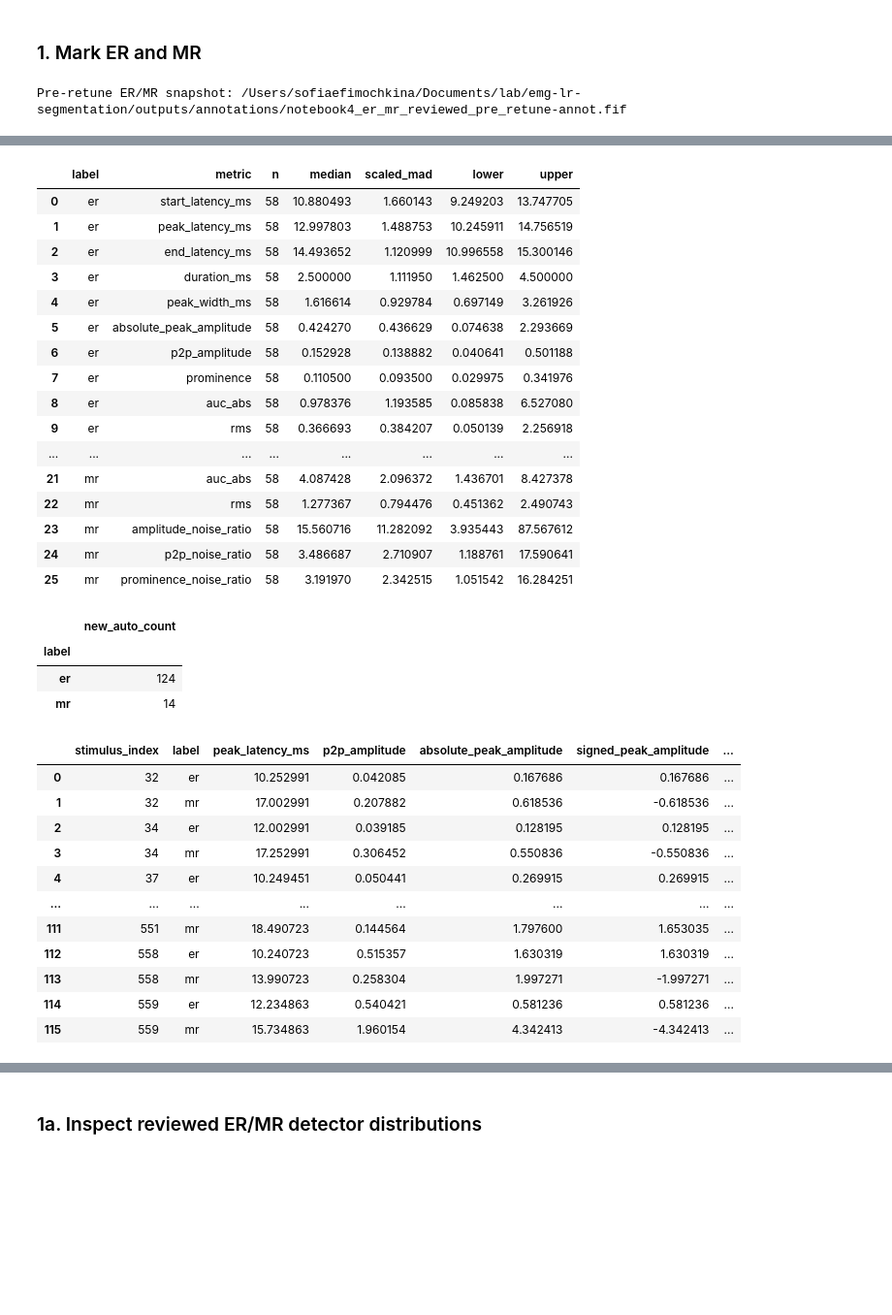
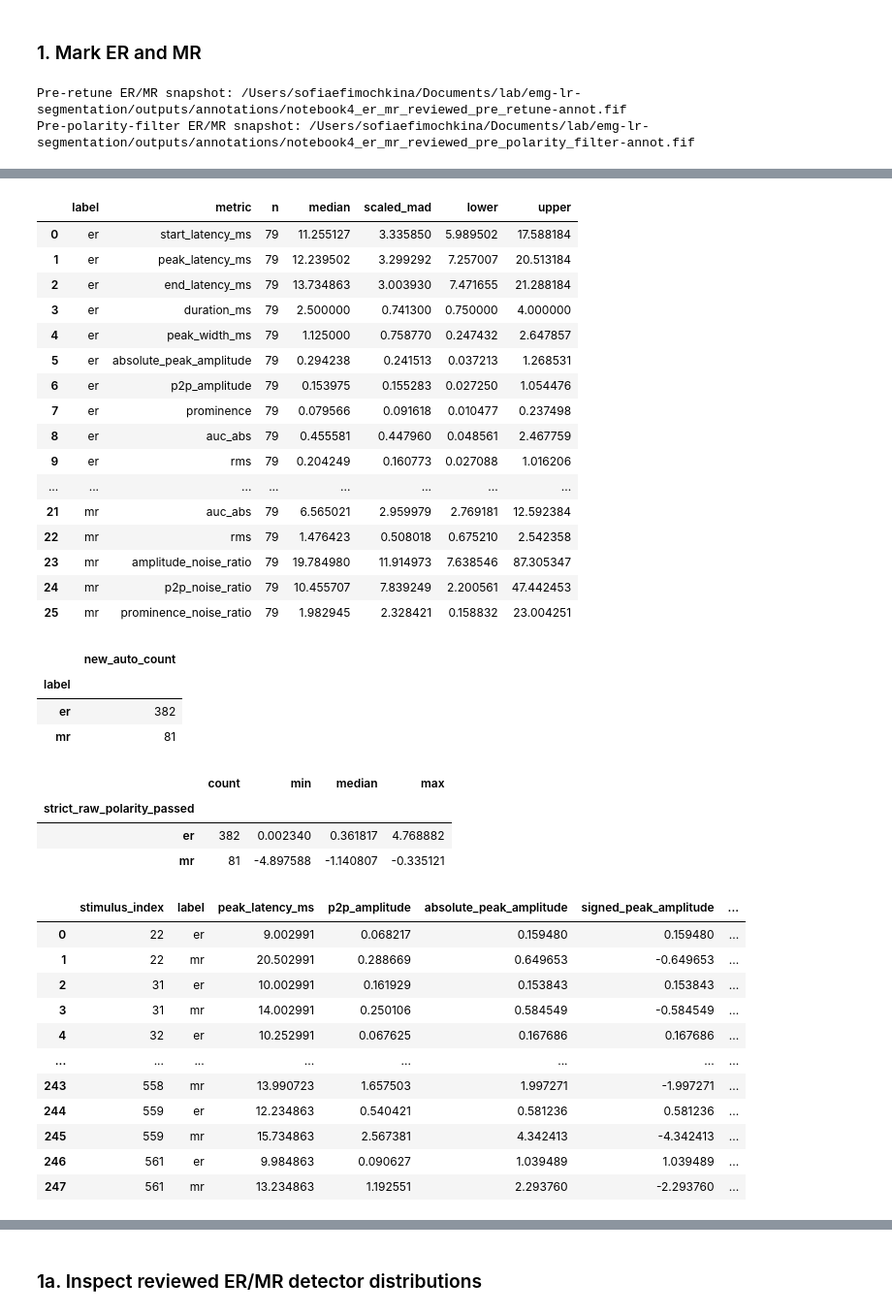
Before and after one commit to violaxanthin/emg-lr-segmentation, a Jupyter notebook: notebooks/movement_phase_analysis_4.ipynb, the cells around one changed output, grey strips where cells are left out. Shown at 97% size. Saved outputs shown, nothing was run; the diff lists cells and outputs as text; code cells hidden in the pictures; blank space fills up the shorter version.

Commit message:
added filters for ER/MR auto-detection

```diff
--- a/notebooks/movement_phase_analysis_4.ipynb
+++ b/notebooks/movement_phase_analysis_4.ipynb
@@ -488,6 +488,18 @@ for source_path, snapshot_path in snapshot_paths.items():
     if not snapshot_path.exists():
         shutil.copy2(source_path, snapshot_path)
 print("Pre-retune ER/MR snapshot:", snapshot_paths[er_mr_reviewed_path])
+
+polarity_snapshot_paths = {
+    er_mr_reviewed_path: project_root / "outputs/annotations/notebook4_er_mr_reviewed_pre_polarity_filter-annot.fif",
+    er_mr_complete_path: project_root / "outputs/annotations/notebook4_er_mr_complete_pre_polarity_filter-annot.fif",
+    er_mr_metrics_path: project_root / "outputs/metrics/notebook4_er_mr_reviewed_pre_polarity_filter.csv",
+}
+for source_path, snapshot_path in polarity_snapshot_paths.items():
+    if not source_path.exists():
+        raise FileNotFoundError(source_path)
+    if not snapshot_path.exists():
+        shutil.copy2(source_path, snapshot_path)
+print("Pre-polarity-filter ER/MR snapshot:", polarity_snapshot_paths[er_mr_reviewed_path])
 
 er_mr_reviewed_annotations = mne.read_annotations(er_mr_reviewed_path)
 er_mr_complete_annotations, er_mr_epoch_status = er_mr_review_helpers.keep_complete_er_mr_epochs(er_mr_reviewed_annotations)
@@ -528,8 +540,14 @@ response_characteristics = er_mr_current_metrics[[
 display(er_mr_current_metrics.groupby("label").size().rename("count").to_frame())
 display(fixed_er_mr_summary)
 display(er_mr_candidates.groupby("label").size().rename("new_auto_count").to_frame())
+display(
+    er_mr_candidates.groupby("label")["raw_peak_amplitude"]
+    .agg(["count", "min", "median", "max"])
+    .rename_axis("strict_raw_polarity_passed")
+)
 display(response_characteristics)
 # %% [output]
 Pre-retune ER/MR snapshot: /Users/sofiaefimochkina/Documents/lab/emg-lr-segmentation/outputs/annotations/notebook4_er_mr_reviewed_pre_retune-annot.fif
+Pre-polarity-filter ER/MR snapshot: /Users/sofiaefimochkina/Documents/lab/emg-lr-segmentation/outputs/annotations/notebook4_er_mr_reviewed_pre_polarity_filter-annot.fif
 |  | count |
 | label |  |
@@ -538,33 +556,37 @@ Pre-retune ER/MR snapshot: /Users/sofiaefimochkina/Documents/lab/emg-lr-segmenta
 |  | label | metric | n | median | scaled_mad | lower | upper |
-| 0 | er | start_latency_ms | 58 | 10.880493 | 1.660143 | 9.249203 | 13.747705 |
-| 1 | er | peak_latency_ms | 58 | 12.997803 | 1.488753 | 10.245911 | 14.756519 |
-| 2 | er | end_latency_ms | 58 | 14.493652 | 1.120999 | 10.996558 | 15.300146 |
-| 3 | er | duration_ms | 58 | 2.500000 | 1.111950 | 1.462500 | 4.500000 |
-| 4 | er | peak_width_ms | 58 | 1.616614 | 0.929784 | 0.697149 | 3.261926 |
-| 5 | er | absolute_peak_amplitude | 58 | 0.424270 | 0.436629 | 0.074638 | 2.293669 |
-| 6 | er | p2p_amplitude | 58 | 0.152928 | 0.138882 | 0.040641 | 0.501188 |
-| 7 | er | prominence | 58 | 0.110500 | 0.093500 | 0.029975 | 0.341976 |
-| 8 | er | auc_abs | 58 | 0.978376 | 1.193585 | 0.085838 | 6.527080 |
-| 9 | er | rms | 58 | 0.366693 | 0.384207 | 0.050139 | 2.256918 |
+| 0 | er | start_latency_ms | 79 | 11.255127 | 3.335850 | 5.989502 | 17.588184 |
+| 1 | er | peak_latency_ms | 79 | 12.239502 | 3.299292 | 7.257007 | 20.513184 |
+| 2 | er | end_latency_ms | 79 | 13.734863 | 3.003930 | 7.471655 | 21.288184 |
+| 3 | er | duration_ms | 79 | 2.500000 | 0.741300 | 0.750000 | 4.000000 |
+| 4 | er | peak_width_ms | 79 | 1.125000 | 0.758770 | 0.247432 | 2.647857 |
+| 5 | er | absolute_peak_amplitude | 79 | 0.294238 | 0.241513 | 0.037213 | 1.268531 |
+| 6 | er | p2p_amplitude | 79 | 0.153975 | 0.155283 | 0.027250 | 1.054476 |
+| 7 | er | prominence | 79 | 0.079566 | 0.091618 | 0.010477 | 0.237498 |
+| 8 | er | auc_abs | 79 | 0.455581 | 0.447960 | 0.048561 | 2.467759 |
+| 9 | er | rms | 79 | 0.204249 | 0.160773 | 0.027088 | 1.016206 |
 | ... | ... | ... | ... | ... | ... | ... | ... |
-| 21 | mr | auc_abs | 58 | 4.087428 | 2.096372 | 1.436701 | 8.427378 |
-| 22 | mr | rms | 58 | 1.277367 | 0.794476 | 0.451362 | 2.490743 |
-| 23 | mr | amplitude_noise_ratio | 58 | 15.560716 | 11.282092 | 3.935443 | 87.567612 |
-| 24 | mr | p2p_noise_ratio | 58 | 3.486687 | 2.710907 | 1.188761 | 17.590641 |
-| 25 | mr | prominence_noise_ratio | 58 | 3.191970 | 2.342515 | 1.051542 | 16.284251 |
+| 21 | mr | auc_abs | 79 | 6.565021 | 2.959979 | 2.769181 | 12.592384 |
+| 22 | mr | rms | 79 | 1.476423 | 0.508018 | 0.675210 | 2.542358 |
+| 23 | mr | amplitude_noise_ratio | 79 | 19.784980 | 11.914973 | 7.638546 | 87.305347 |
+| 24 | mr | p2p_noise_ratio | 79 | 10.455707 | 7.839249 | 2.200561 | 47.442453 |
+| 25 | mr | prominence_noise_ratio | 79 | 1.982945 | 2.328421 | 0.158832 | 23.004251 |
 |  | new_auto_count |
 | label |  |
-| er | 124 |
-| mr | 14 |
+| er | 382 |
+| mr | 81 |
-|  | stimulus_index | label | peak_latency_ms | p2p_amplitude | absolute_peak_amplitude | signed_peak_amplitude | ... |
-| 0 | 32 | er | 10.252991 | 0.042085 | 0.167686 | 0.167686 | ... |
-| 1 | 32 | mr | 17.002991 | 0.207882 | 0.618536 | -0.618536 | ... |
-| 2 | 34 | er | 12.002991 | 0.039185 | 0.128195 | 0.128195 | ... |
-| 3 | 34 | mr | 17.252991 | 0.306452 | 0.550836 | -0.550836 | ... |
-| 4 | 37 | er | 10.249451 | 0.050441 | 0.269915 | 0.269915 | ... |
-| ... | ... | ... | ... | ... | ... | ... | ... |
-| 111 | 551 | mr | 18.490723 | 0.144564 | 1.797600 | 1.653035 | ... |
-| 112 | 558 | er | 10.240723 | 0.515357 | 1.630319 | 1.630319 | ... |
-| 113 | 558 | mr | 13.990723 | 0.258304 | 1.997271 | -1.997271 | ... |
-| 114 | 559 | er | 12.234863 | 0.540421 | 0.581236 | 0.581236 | ... |
-| 115 | 559 | mr | 15.734863 | 1.960154 | 4.342413 | -4.342413 | ... |
+|  | count | min | median | max |
+| strict_raw_polarity_passed |  |  |  |  |
+| er | 382 | 0.002340 | 0.361817 | 4.768882 |
+| mr | 81 | -4.897588 | -1.140807 | -0.335121 |
+|  | stimulus_index | label | peak_latency_ms | p2p_amplitude | absolute_peak_amplitude | signed_peak_amplitude | ... |
+| 0 | 22 | er | 9.002991 | 0.068217 | 0.159480 | 0.159480 | ... |
+| 1 | 22 | mr | 20.502991 | 0.288669 | 0.649653 | -0.649653 | ... |
+| 2 | 31 | er | 10.002991 | 0.161929 | 0.153843 | 0.153843 | ... |
+| 3 | 31 | mr | 14.002991 | 0.250106 | 0.584549 | -0.584549 | ... |
+| 4 | 32 | er | 10.252991 | 0.067625 | 0.167686 | 0.167686 | ... |
+| ... | ... | ... | ... | ... | ... | ... | ... |
+| 243 | 558 | mr | 13.990723 | 1.657503 | 1.997271 | -1.997271 | ... |
+| 244 | 559 | er | 12.234863 | 0.540421 | 0.581236 | 0.581236 | ... |
+| 245 | 559 | mr | 15.734863 | 2.567381 | 4.342413 | -4.342413 | ... |
+| 246 | 561 | er | 9.984863 | 0.090627 | 1.039489 | 1.039489 | ... |
+| 247 | 561 | mr | 13.234863 | 1.192551 | 2.293760 | -2.293760 | ... |
```
Also changed, not shown: parts of 11 cells of this notebook, 1 other file.
